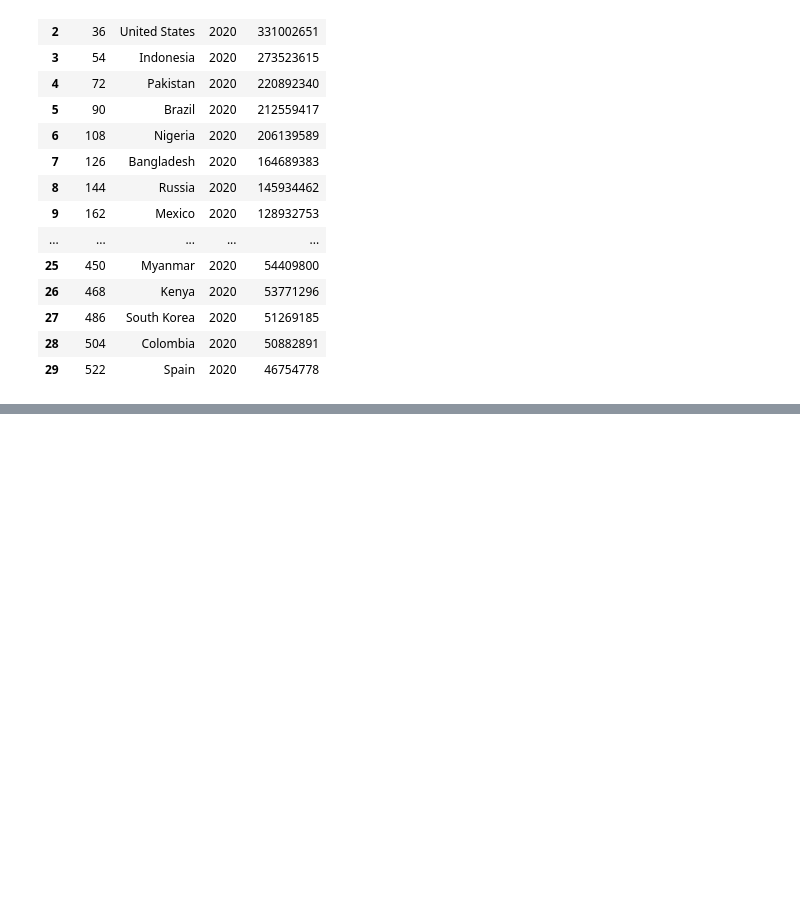
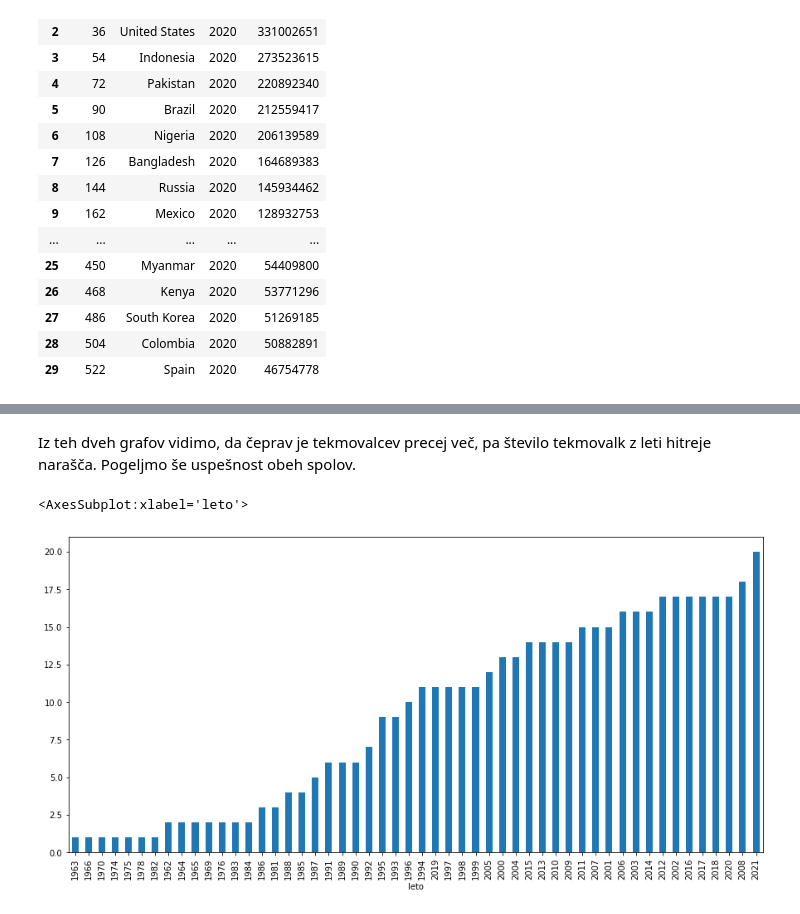
Before and after one commit to UrosKosmac123/Tekmovalci-matematicne-olimpijade, a Jupyter notebook: Analiza.ipynb, the cells around one changed output, grey strips where cells are left out. Cells and saved outputs as stored; diff of their text form; code cells hidden in the pictures; blank space fills up the shorter version.

```diff
--- a/Analiza.ipynb
+++ b/Analiza.ipynb
@@ -159,0 +226,5 @@ dtype: int64
+# %%
+podatki_brez_HM = podatki[podatki.nagrada != "Honourable mention"]
+podatki_brez_HM_in_Nan = podatki_brez_HM[["drzava", "nagrada"]].dropna()
+stevilo_medalij_posamezne_drzave = podatki_brez_HM_in_Nan.groupby("drzava").size().sort_values(ascending=False)
+stevilo_medalij_posamezne_drzave.head(25)
@@ -183,0 +305,10 @@ drži absolutno, je pa nek indikator uspešnosti(Za natančnejšo bi morali zdru
+# %% [markdown]
+Iz teh dveh grafov vidimo, da čeprav je tekmovalcev precej več, pa število tekmovalk z leti hitreje narašča. Pogeljmo še uspešnost obeh spolov.
+# %%
+Spol_tekmovalcev_in_njihov_dosežek = podatki_brez_HM[["leto", "spol", "nagrada"]].dropna()
+Tekmovalke_in_njihov_dosežek = Spol_tekmovalcev_in_njihov_dosežek[Spol_tekmovalcev_in_njihov_dosežek.spol == "ženska"]
+Število_medalij_tekmovalk_po_letih = Tekmovalke_in_njihov_dosežek.groupby("leto").size().sort_values(ascending=True)
+Število_medalij_tekmovalk_po_letih.plot.bar(x = "leto", figsize = (15,7))
+# %% [output]
+<AxesSubplot:xlabel='leto'>
+[figure, added]
```
Also changed, not shown: parts of 22 cells of this notebook.
